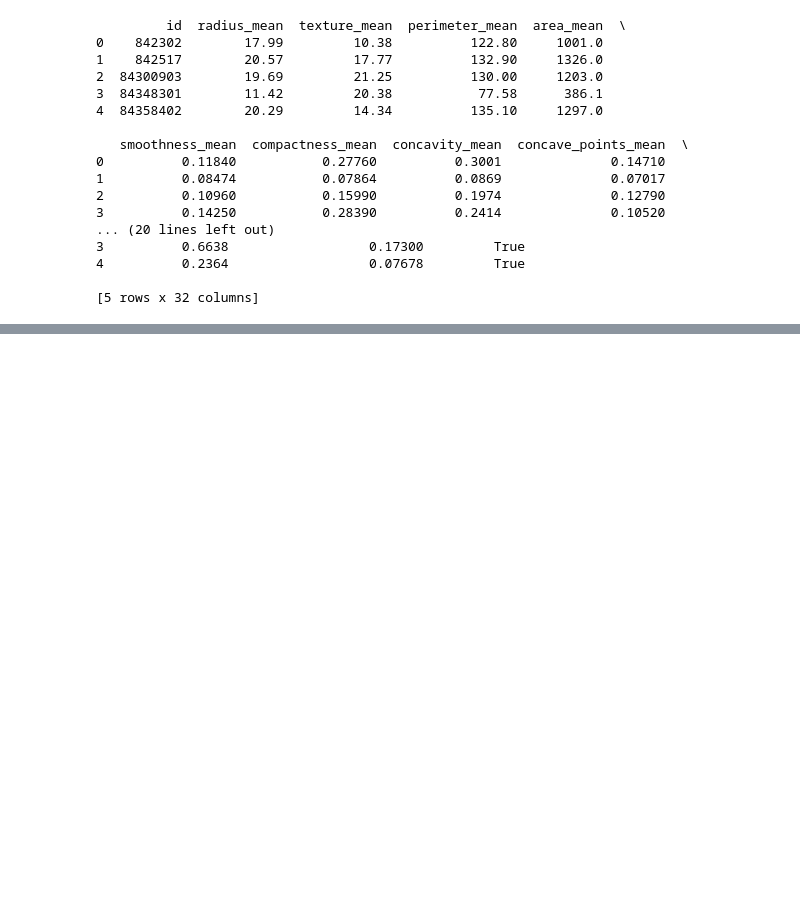
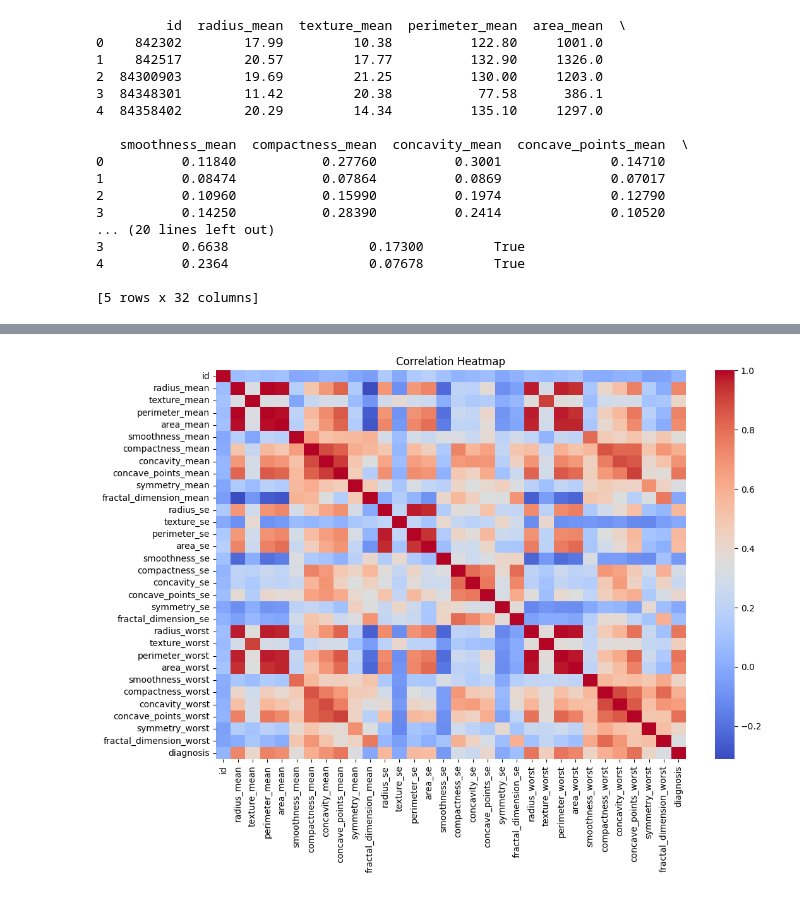
Before and after one commit to omshahu/ML_Practicals, a Jupyter notebook: p8_extra.ipynb, the cells around one changed output, grey strips where cells are left out. Cells and saved outputs as stored; diff of their text form; code cells hidden in the pictures; blank space fills up the shorter version.

```diff
--- a/p8_extra.ipynb
+++ b/p8_extra.ipynb
@@ -91,0 +125,9 @@ print(df_encoded.head())
+# %%
+df_numeric = df.copy()
+df_numeric['diagnosis'] = df_numeric['diagnosis'].map({'M': 1, 'B': 0})
+plt.figure(figsize=(12,8))
+sns.heatmap(df_numeric.corr(numeric_only=True), cmap="coolwarm")
+plt.title("Correlation Heatmap")
+plt.show()
+# %% [output]
+[figure, added]
```
Also changed, not shown: parts of 5 cells of this notebook.
